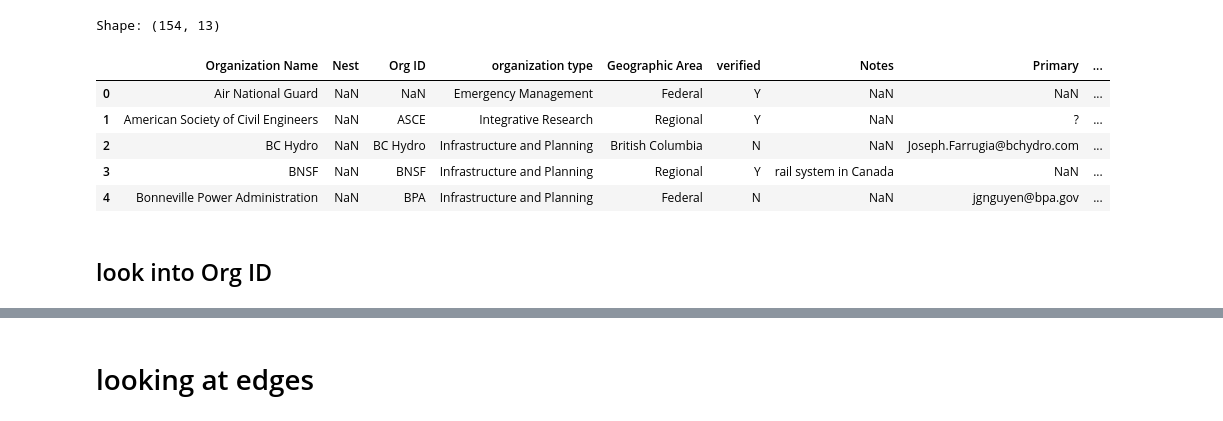
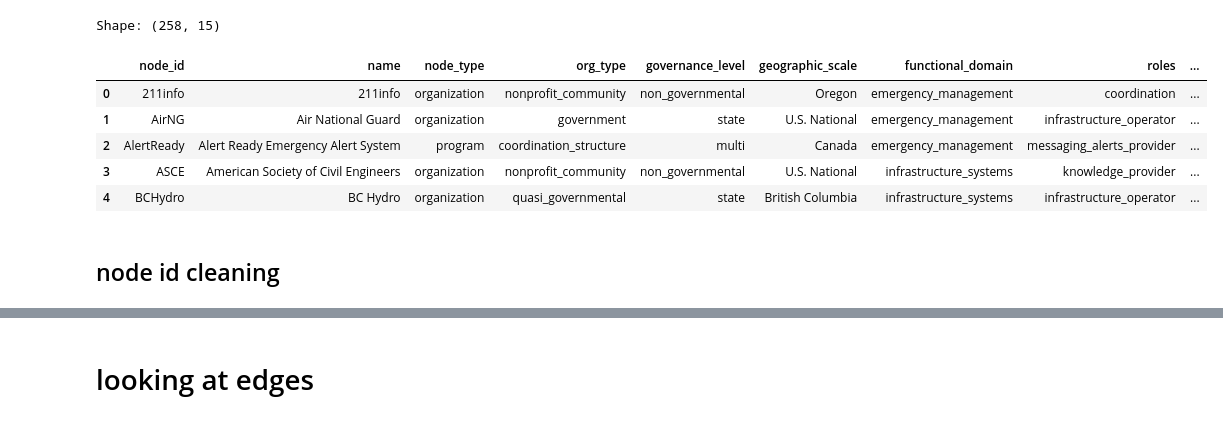
Before and after one commit to cascadiaquakes/pa_connection, a Jupyter notebook: clean_data.ipynb, the cells around one changed output, grey strips where cells are left out. Saved outputs shown, nothing was run; the diff lists cells and outputs as text; code cells hidden in the pictures.

```diff
--- a/clean_data.ipynb
+++ b/clean_data.ipynb
@@ -9,8 +9,9 @@ import pandas as pd
 pd.set_option("display.max_rows", 200)
 pd.set_option("display.max_colwidth", 200)
 
-DATA_DIR = Path("public/data")          # adjust to your layout
-INFILE = DATA_DIR / "datav2.xlsx"   # <-- change to your actual filename
+DATA_DIR = Path("raw_data/")          # adjust to your layout
+INFILE_NODES = DATA_DIR / "new_nodes.xlsx"
+INFILE_EDGES = DATA_DIR / "old_edges.xlsx"
 OUT_DIR = Path("out")
 OUT_DIR.mkdir(parents=True, exist_ok=True)
 # %%
@@ -27,21 +22,21 @@ Successfully installed et-xmlfile-2.0.0 openpyxl-3.1.5
 Note: you may need to restart the kernel to use updated packages.
 # %%
-df = pd.read_excel(
-    INFILE,
-    sheet_name="in",
+df_nodes = pd.read_excel(
+    INFILE_NODES,
+    sheet_name="master",
     engine="openpyxl"
 )
 
-print("Shape:", df.shape)
-df.head()
+print("Shape:", df_nodes.shape)
+df_nodes.head()
 # %% [output]
-Shape: (154, 13)
+Shape: (258, 15)
-|  | Organization Name | Nest | Org ID | organization type | Geographic Area | verified | Notes | Primary | ... |
-| 0 | Air National Guard | NaN | NaN | Emergency Management | Federal | Y | NaN | NaN | ... |
-| 1 | American Society of Civil Engineers | NaN | ASCE | Integrative Research | Regional | Y | NaN | ? | ... |
-| 2 | BC Hydro | NaN | BC Hydro | Infrastructure and Planning | British Columbia | N | NaN | Joseph.Farrugia@bchydro.com | ... |
-| 3 | BNSF | NaN | BNSF | Infrastructure and Planning | Regional | Y | rail system in Canada | NaN | ... |
-| 4 | Bonneville Power Administration | NaN | BPA | Infrastructure and Planning | Federal | N | NaN | jgnguyen@bpa.gov | ... |
+|  | node_id | name | node_type | org_type | governance_level | geographic_scale | functional_domain | roles | ... |
+| 0 | 211info | 211info | organization | nonprofit_community | non_governmental | Oregon | emergency_management | coordination | ... |
+| 1 | AirNG | Air National Guard | organization | government | state | U.S. National | emergency_management | infrastructure_operator | ... |
+| 2 | AlertReady | Alert Ready Emergency Alert System | program | coordination_structure | multi | Canada | emergency_management | messaging_alerts_provider | ... |
+| 3 | ASCE | American Society of Civil Engineers | organization | nonprofit_community | non_governmental | U.S. National | infrastructure_systems | knowledge_provider | ... |
+| 4 | BCHydro | BC Hydro | organization | quasi_governmental | state | British Columbia | infrastructure_systems | infrastructure_operator | ... |
 # %% [markdown]
-## look into Org ID
+## node id cleaning
 # %%
```
Also changed, not shown: parts of 20 cells of this notebook, 13 other files.
